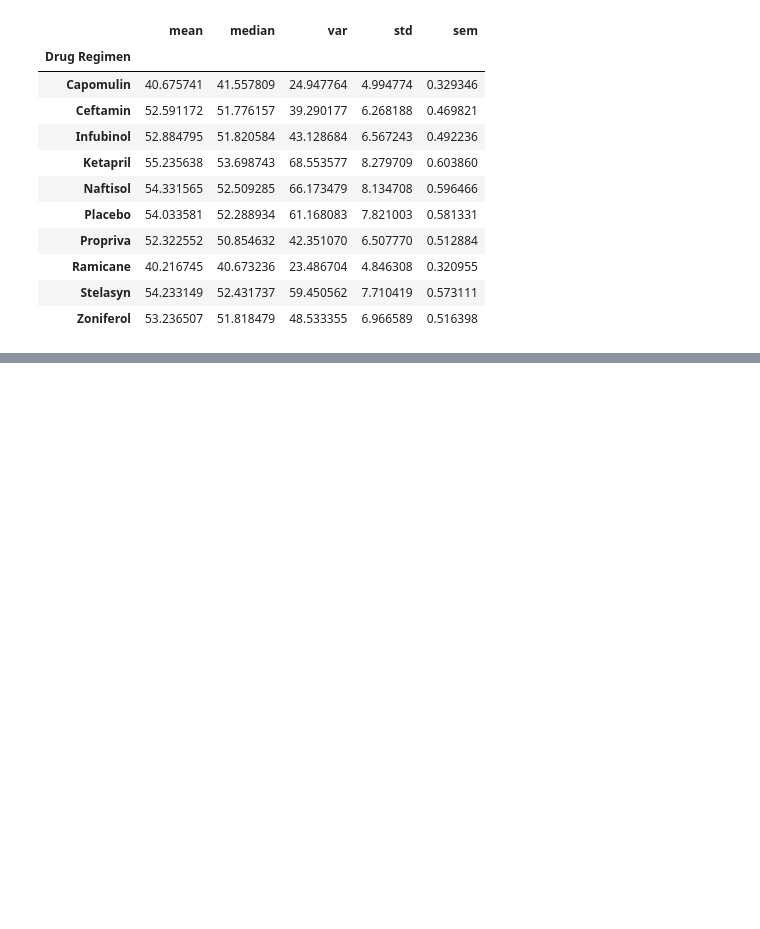
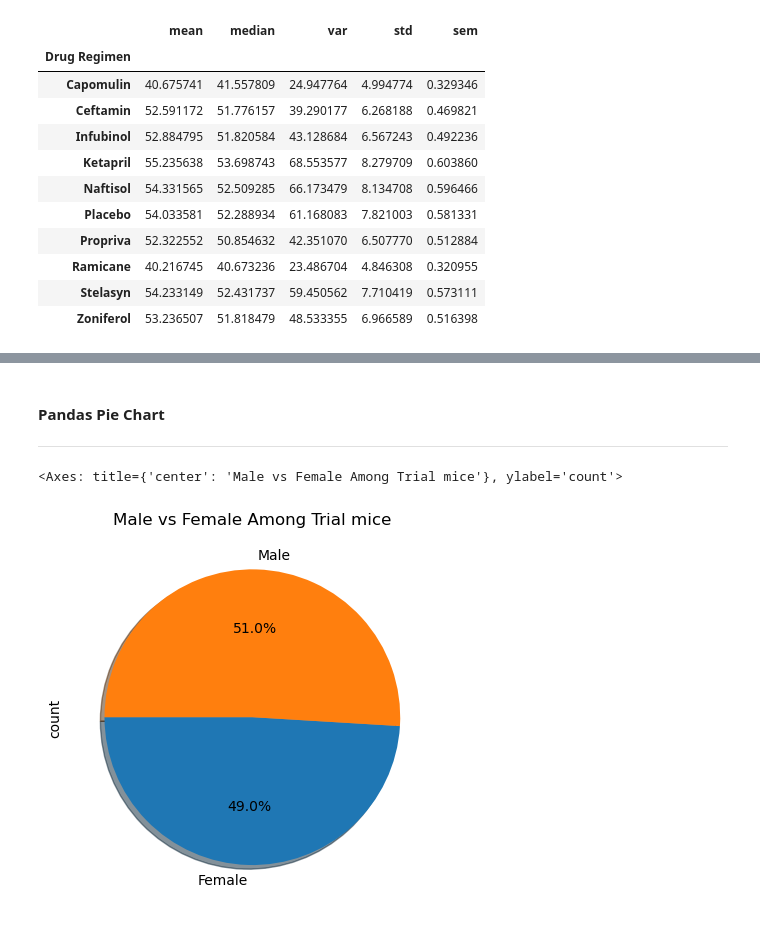
Before and after one commit to jroelofsz/data-visualization, a Jupyter notebook: Pymaceuticals/pymaceuticals.ipynb, the cells around one changed output, grey strips where cells are left out. Cells and saved outputs as stored; diff of their text form; code cells hidden in the pictures; blank space fills up the shorter version.

```diff
--- a/Pymaceuticals/pymaceuticals.ipynb
+++ b/Pymaceuticals/pymaceuticals.ipynb
@@ -94,0 +120,18 @@ Text(0.5, 1.0, '# of Observered Mice Timepoints per Drug Regimen')
+# %% [markdown]
+#### Pandas Pie Chart
+---
+# %%
+#Create a series of the type of gender and the unique count of Mouse ID per gender
+
+#the commented code below will give you the same percentages as the starter code,
+# if that is what you are looking for, my results exclude the duplicate Mouse ID found in the steps above
+#mouse_gender = merged_df.groupby('Sex)
+
+#create groupby series
+mouse_gender = clean_df.groupby('Sex')
+
+#plot as a pie chart
+mouse_gender['Mouse ID'].count().plot(kind='pie',shadow=True, autopct="%1.1f%%", title='Male vs Female Among Trial mice', startangle=180,ylabel='count')
+# %% [output]
+<Axes: title={'center': 'Male vs Female Among Trial mice'}, ylabel='count'>
+[figure, added]
```
Also changed, not shown: parts of 15 cells of this notebook.
